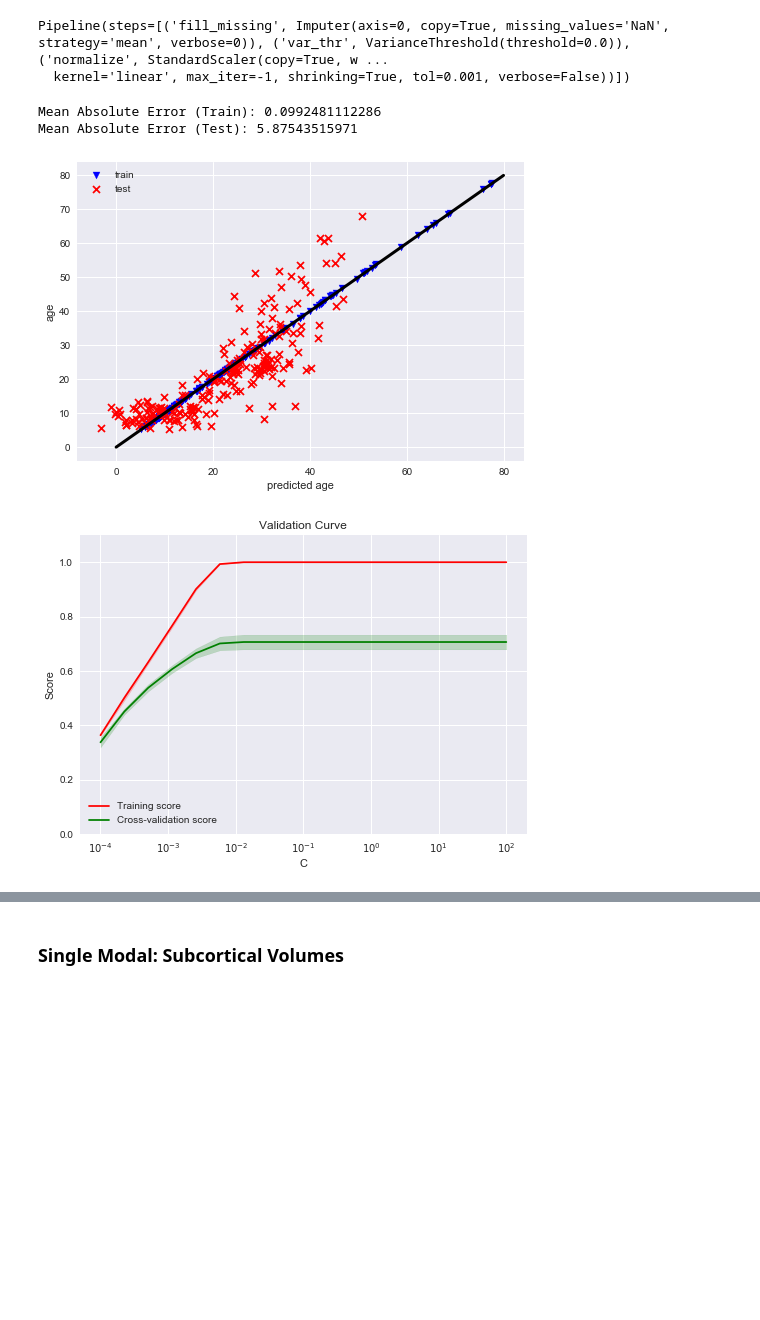
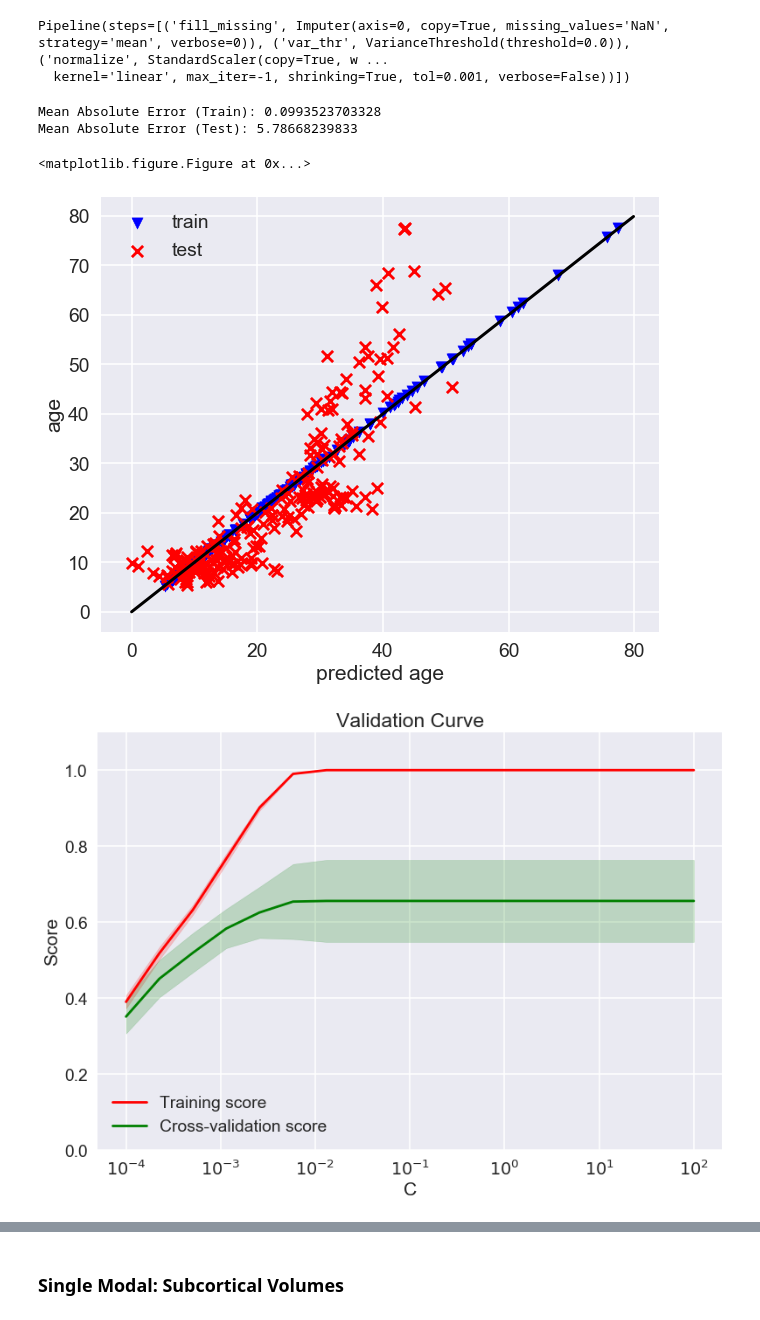
Before and after one commit to niniko1997/NNDSP, a Jupyter notebook: anal/analysis_notebooks/machine_learning.ipynb, the cells around one changed output, grey strips where cells are left out. Saved outputs shown, nothing was run; the diff lists cells and outputs as text; code cells hidden in the pictures; blank space fills up the shorter version.

```diff
--- a/anal/analysis_notebooks/machine_learning.ipynb
+++ b/anal/analysis_notebooks/machine_learning.ipynb
@@ -12,17 +12,17 @@ import subprocess
 from datetime import date
 import re
 # %%
-analysis_version = "2017_07_07"
+analysis_version = "2018_06_27"
 project_dir_absolute = Path('/gpfs/gsfs6/users/NNDSP')
 
 # Project Directory
 project_dir = Path(project_dir_absolute) # needs to be pathlib.Path object
 
 # Bids Directory
-bids_bar = project_dir.joinpath('derived/bar_subj') # baracus bids
+bids_bar = project_dir.joinpath('derivatives/bar_subj') # baracus bids
 
 # Brain Age File
-brain_age_file = project_dir.joinpath('anal/analysis_notebooks/NNDSP_famid.csv')
+brain_age_file = project_dir.joinpath('anal/analysis_notebooks/phenotype_files/NNDSP_famid.csv')
 
 print(brain_age_file.absolute())
 # %% [output]
@@ -91,11 +99,11 @@ project_dir_absolute = Path('/gpfs/gsfs6/users/NNDSP')
 project_dir = Path(project_dir_absolute) # needs to be pathlib.Path object
 
 # Bids Directory
-bids_fs = project_dir.joinpath('derived/fs5.3_subj') # freesurfer bids
-bids_bar = project_dir.joinpath('derived/bar_subj') # baracus bids
+bids_fs = project_dir.joinpath('derivatives/fs5.3_subj') # freesurfer bids
+bids_bar = project_dir.joinpath('derivatives/bar_subj') # baracus bids
 
 # Brain Age File
-brain_age_file = project_dir.joinpath('anal/analysis_notebooks/NNDSP_famid.csv')
+brain_age_file = project_dir.joinpath('anal/analysis_notebooks/phenotype_files/NNDSP_famid.csv')
 
 print(brain_age_file.absolute())
 # %% [output]
@@ -139,16 +147,17 @@ from sklearn.metrics import mean_absolute_error, r2_score
 print("Mean Absolute Error (Train):", mean_absolute_error(y_train_ct, y_predicted_train_ct))
 print("Mean Absolute Error (Test):", mean_absolute_error(y_test_ct, y_predicted_test_ct))
 # %% [output]
-Mean Absolute Error (Train): 0.0992481112286
-Mean Absolute Error (Test): 5.87543515971
+Mean Absolute Error (Train): 0.0993523703328
+Mean Absolute Error (Test): 5.78668239833
 # %%
 from sklearn.cross_validation import cross_val_predict
 # cross validation prediction
 y_predicted_ct_cv = cross_val_predict(pipe_ct, X_train_ct, y_train_ct)
 # %%
-plot_pred(y_predicted_train_ct, y_train_ct, y_predicted_test_ct, y_test_ct) # plot predicted versus age
+plot_pred(y_predicted_train_ct, y_train_ct, y_predicted_test_ct, y_test_ct, fig_tuple=(10,8), context='poster') # plot predicted versus age
 plot_validation_curve(pipe_ct, X_train_ct, y_train_ct) # plot C versus training and validation score
 learning_curve_fct(X_train_ct, y_train_ct, 'Thickness', pipe_ct) # plot number of features training examples versus validation close
 # %% [output]
+<matplotlib.figure.Figure at 0x...>
-[figure, old version]
+[figure, new version]
-[figure, old version]
+[figure, new version]
```
Also changed, not shown: parts of 44 cells of this notebook, 4 other files.
